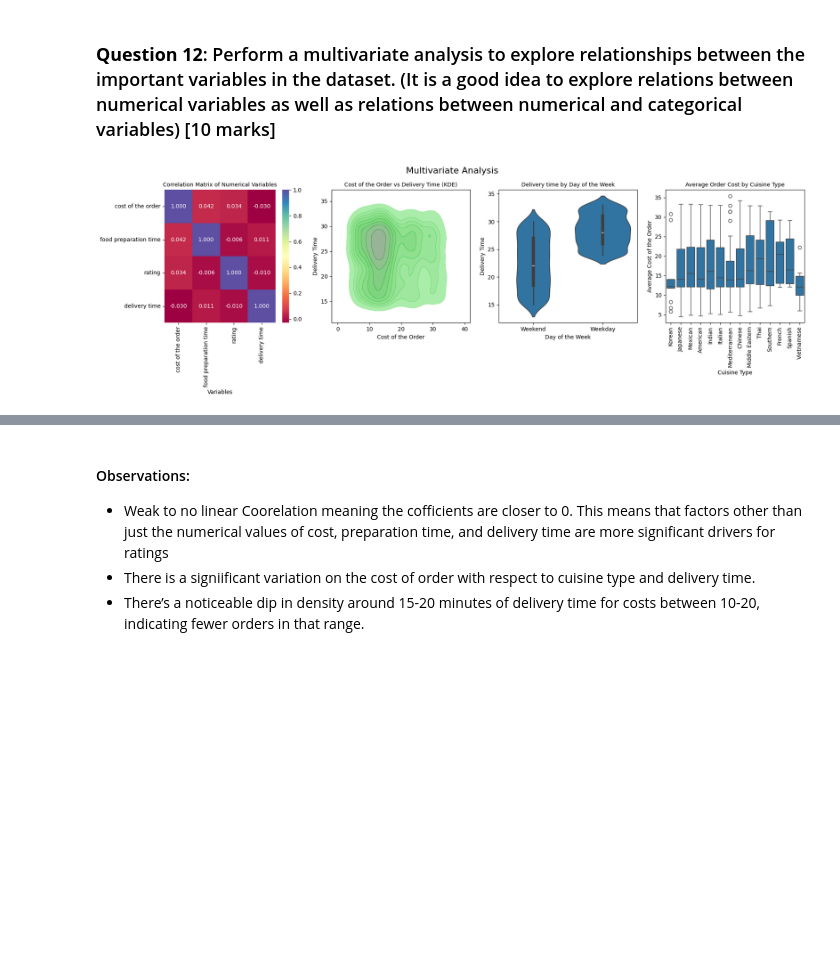
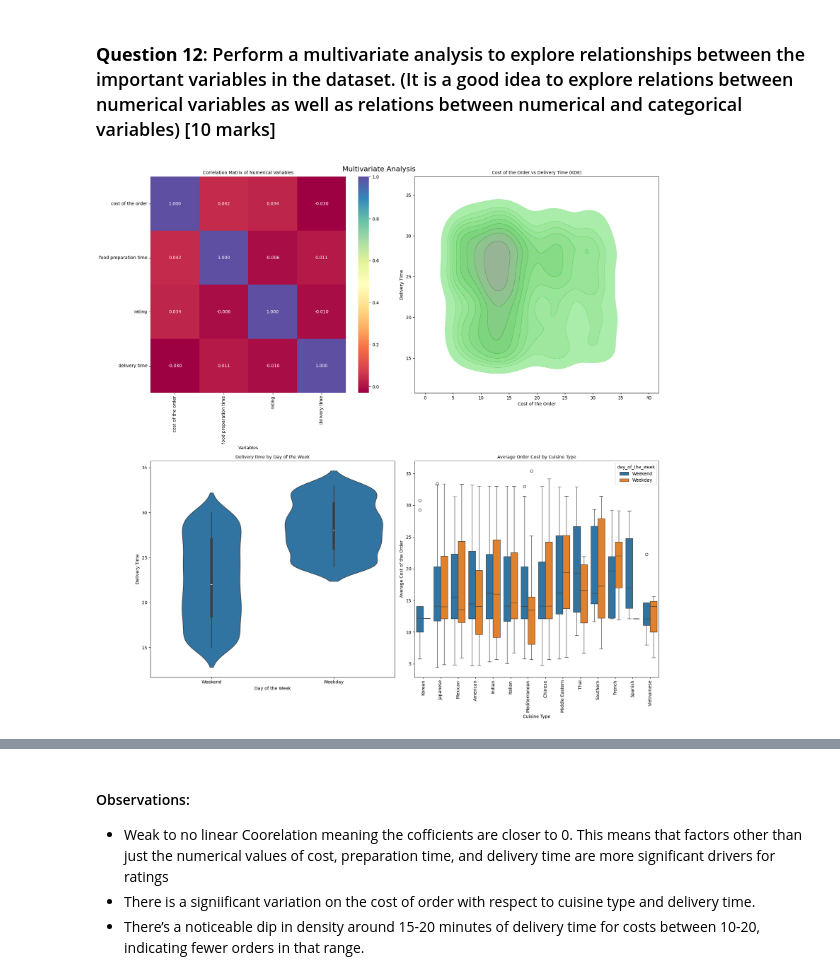
Before and after one commit to nagasayanak/AI_ML_Projects, a Jupyter notebook: NagasayanaRaoKuchibhotla_Notebook_Full_Code.ipynb, the cells around one changed output, grey strips where cells are left out. Drawn from its saved outputs; the diff is of its cells as text; code cells hidden in the pictures; blank space fills up the shorter version.

```diff
--- a/Learner_Notebook_Full_Code.ipynb
+++ b/NagasayanaRaoKuchibhotla_Notebook_Full_Code.ipynb
@@ -435,50 +509,48 @@ About 1.6% of the orders are from the top 3 customers which indicate strong cust
 # %%
 # Write the code here
 
-fig3, axes3 = plt.subplots(1, 4, figsize=(18, 6))
+fig3, axes3 = plt.subplots(2, 2, figsize=(18, 18))
 fig3.suptitle("Multivariate Analysis", fontsize=16)
 
 corr_matrix = data[["cost_of_the_order", "food_preparation_time","rating", "delivery_time"]].corr()
 
 # Plot heatmap
-sns.heatmap(corr_matrix, annot=True, cmap="Spectral", fmt=".3f", ax=axes3[0])
-axes3[0].set_title("Correlation Matrix of Numerical Variables", fontsize=10)
-axes3[0].set_xlabel("Variables")
-axes3[0].set_xticklabels([label.get_text().replace("_", " ") for label in axes3[0].get_xticklabels()], rotation=90, )
-axes3[0].set_yticklabels([label.get_text().replace("_", " ") for label in axes3[0].get_yticklabels()], rotation=0)
-
+sns.heatmap(corr_matrix, annot=True, cmap="Spectral", fmt=".3f", ax=axes3[0, 0])
+axes3[0, 0].set_title("Correlation Matrix of Numerical Variables", fontsize=10)
+axes3[0, 0].set_xlabel("Variables")
+axes3[0, 0].set_xticklabels([label.get_text().replace("_", " ") for label in axes3[0, 0].get_xticklabels()], rotation=90)
+axes3[0, 0].set_yticklabels([label.get_text().replace("_", " ") for label in axes3[0, 0].get_yticklabels()], rotation=0)
 
 # Bivariate KDE plot: Cost of the Order vs Delivery Time
 sns.kdeplot(
 	x=data["cost_of_the_order"],
 	y=data["delivery_time"],
 	fill=True,
 	color="green",
 	alpha=0.5,
-	ax=axes3[1]
+	ax=axes3[0, 1]
 )
-axes3[1].set_title("Cost of the Order vs Delivery Time (KDE)", fontsize=10)
-axes3[1].set_xlabel("Cost of the Order")
-axes3[1].set_ylabel("Delivery Time")
+axes3[0, 1].set_title("Cost of the Order vs Delivery Time (KDE)", fontsize=10)
+axes3[0, 1].set_xlabel("Cost of the Order")
+axes3[0, 1].set_ylabel("Delivery Time")
 
-sns.violinplot(data=data, x="day_of_the_week", y="delivery_time",ax=axes3[2])
-axes3[2].set_title("Delivery time by Day of the Week", fontsize=10)
-axes3[2].set_xlabel("Day of the Week")
-axes3[2].set_ylabel("Delivery Time")
+# Violin plot: Delivery time by Day of the Week
+sns.violinplot(data=data, x="day_of_the_week", y="delivery_time", ax=axes3[1, 0])
+axes3[1, 0].set_title("Delivery time by Day of the Week", fontsize=10)
+axes3[1, 0].set_xlabel("Day of the Week")
+axes3[1, 0].set_ylabel("Delivery Time")
 
-sns.boxplot(data=data, x="cuisine_type", y="cost_of_the_order", ax=axes3[3])
-axes3[3].set_title("Average Order Cost by Cuisine Type", fontsize=10)
+# Boxplot: Average Order Cost by Cuisine Type
+sns.boxplot(data=data, x="cuisine_type", y="cost_of_the_order", ax=axes3[1, 1], hue="day_of_the_week")
+axes3[1, 1].set_title("Average Order Cost by Cuisine Type", fontsize=10)
 categories = data["cuisine_type"].unique()
-axes3[3].set_xlabel("Cuisine Type")
-#axes3[3].set_xticklabels(axes3[3].get_xticklabels(), rotation=90)
-axes3[3].set_xticks(range(len(categories)))
-
-# Set the tick labels with rotation, ensuring they match the categories
-axes3[3].set_xticklabels(categories, rotation=90)
-axes3[3].set_ylabel("Average Cost of the Order")
-axes3[3].set_xticks(range(len(axes3[3].get_xticklabels())))  # Ensure tick positions are set
+axes3[1, 1].set_xlabel("Cuisine Type")
+axes3[1, 1].set_xticks(range(len(categories)))
+axes3[1, 1].set_xticklabels(categories, rotation=90)
+axes3[1, 1].set_ylabel("Average Cost of the Order")
+axes3[1, 1].set_xticks(range(len(axes3[1, 1].get_xticklabels())))  # Ensure tick positions are set
 
 plt.tight_layout()
 plt.show()
 # %% [output]
-[figure, old version]
+[figure, new version]
```
Also changed, not shown: parts of 8 cells of this notebook, 2 other files.
